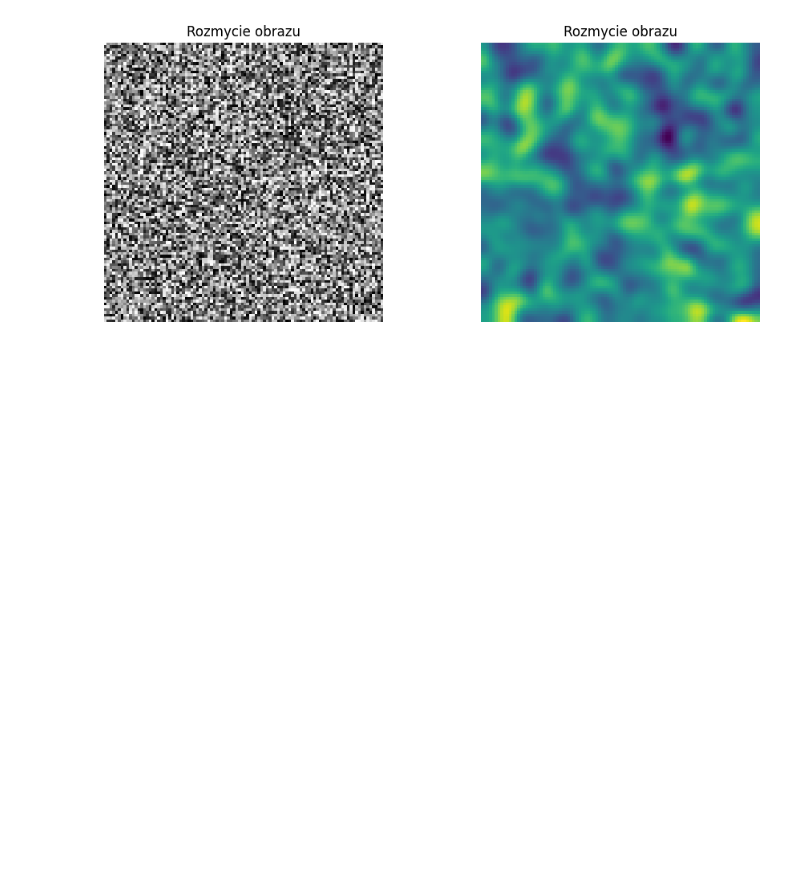
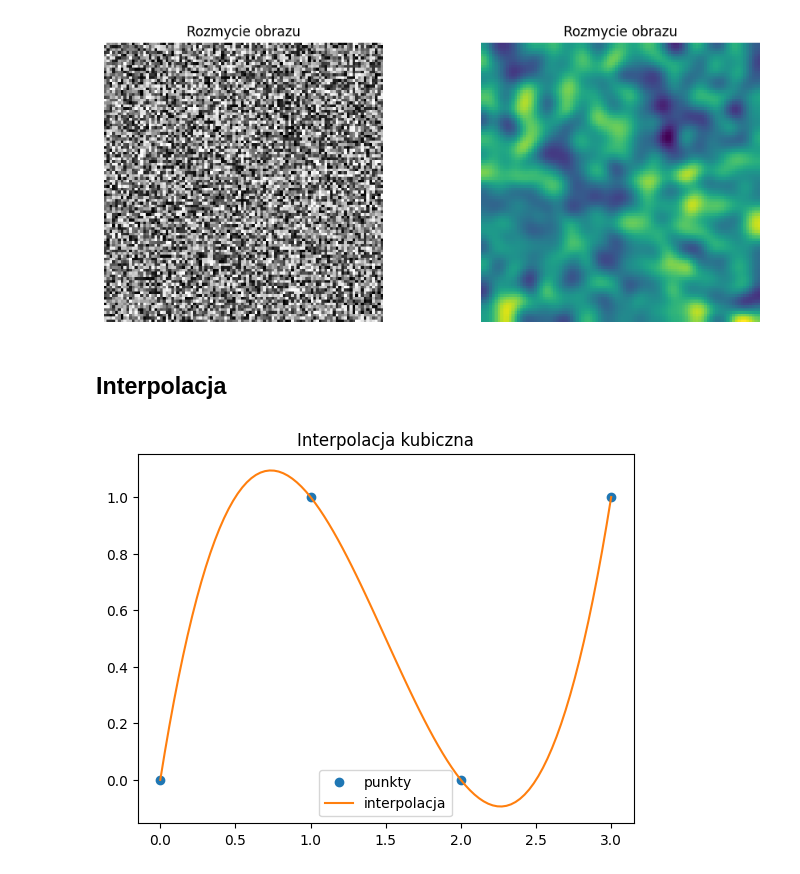
Before and after one commit to rajkonkret/PythonAnalizaDanychZus, a Jupyter notebook: day3/cwiczenie5.ipynb, the cells around one changed output. Drawn from its saved outputs; the diff is of its cells as text; code cells hidden in the pictures; blank space fills up the shorter version.

Commit message:
[3 12] update cwiczenie5.ipynb, interpolacja

```diff
--- a/day3/cwiczenie5.ipynb
+++ b/day3/cwiczenie5.ipynb
@@ -131,3 +131,20 @@ plt.tight_layout()
 plt.show()
 # %% [output]
 [figure]
+# %% [markdown]
+## Interpolacja
+# %%
+x = np.array([0, 1, 2, 3])
+y = np.array([0, 1, 0, 1])
+
+f = interpolate.interp1d(x, y, kind="cubic")
+
+xnew = np.linspace(0, 3, 100)
+
+plt.plot(x, y, "o", label="punkty")
+plt.plot(xnew, f(xnew), label='interpolacja')
+plt.legend()
+plt.title("Interpolacja kubiczna")
+plt.show()
+# %% [output]
+[figure, added]
```
Also changed, not shown: parts of 2 cells of this notebook.
